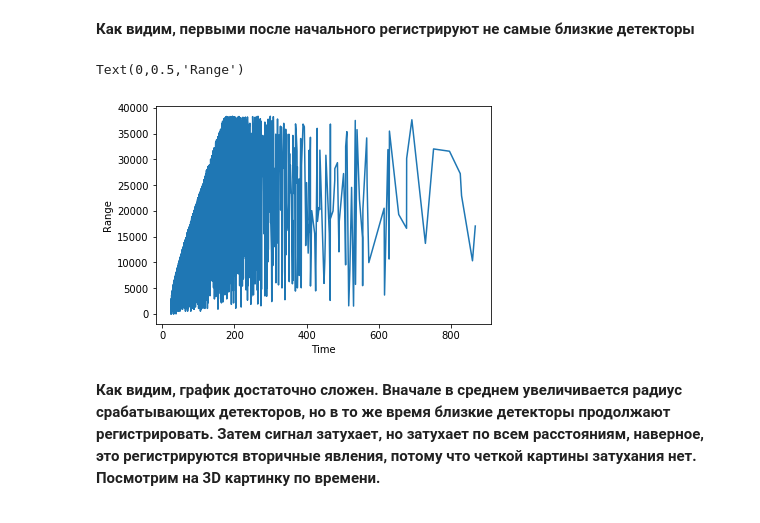
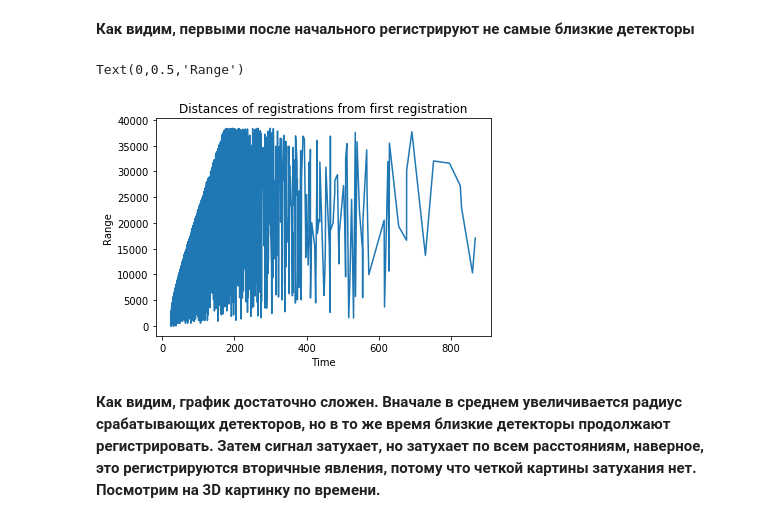
Before and after one commit to VProv/JUNO, a Jupyter notebook: notebooks/EDA.ipynb, the cells around one changed output. Cells and saved outputs as stored; diff of their text form; code cells hidden in the pictures.

Commit message:
Add titles and colorful 3d graph

```diff
--- a/notebooks/EDA.ipynb
+++ b/notebooks/EDA.ipynb
@@ -270,12 +273,13 @@ array([    0.        ,  1883.92549614,  1920.5633344 , ...,
 # %% [markdown]
 **Как видим, первыми после начального регистрируют не самые близкие детекторы**
 # %%
+plt.title("Distances of registrations from first registration")
 plt.plot(sample_merged['hitTime_x'].values, R_n.values)
 plt.xlabel("Time")
 plt.ylabel("Range")
 # %% [output]
 Text(0,0.5,'Range')
-[figure, old version]
+[figure, new version]
 # %% [markdown]
 **Как видим, график достаточно сложен. Вначале в среднем увеличивается радиус срабатывающих детекторов, но в то же время близкие детекторы продолжают регистрировать. Затем сигнал затухает, но затухает по всем расстояниям, наверное, это регистрируются вторичные явления, потому что четкой картины затухания нет. Посмотрим на 3D картинку по времени.**
 # %%
```
Also changed, not shown: parts of 8 cells of this notebook.
